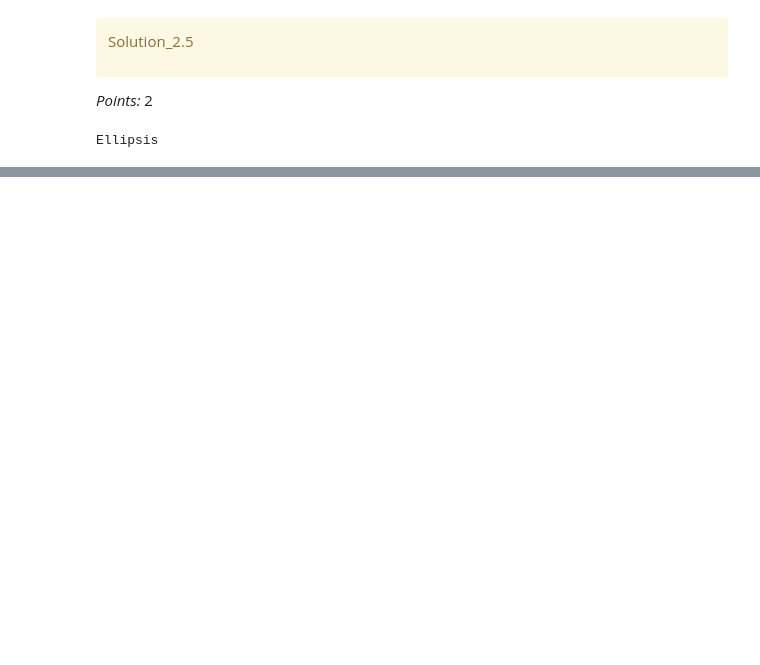
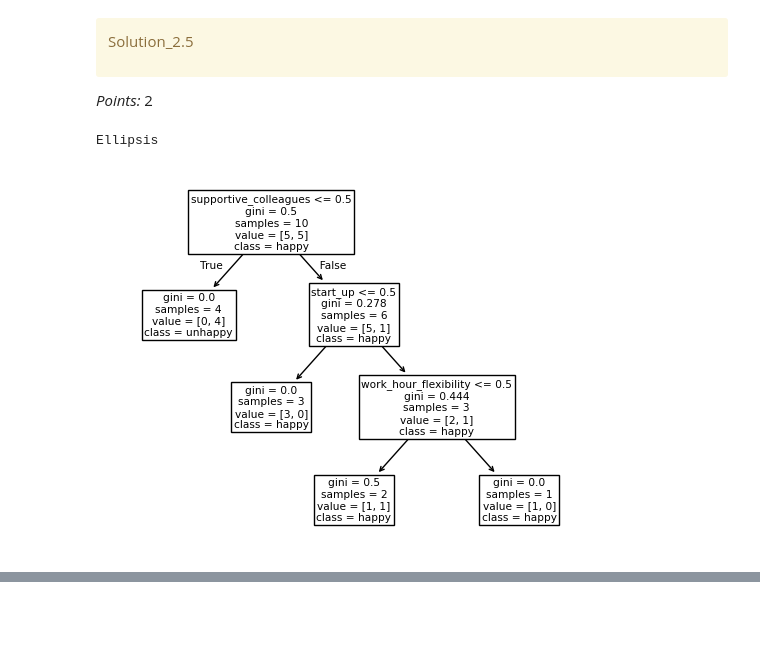
Before and after one commit to Adil-Bee200/330_hw2, a Jupyter notebook: hw2.ipynb, the cells around one changed output, grey strips where cells are left out. Saved outputs shown, nothing was run; the diff lists cells and outputs as text; code cells hidden in the pictures; blank space fills up the shorter version.

```diff
--- a/hw2.ipynb
+++ b/hw2.ipynb
@@ -260,8 +260,6 @@ _Points:_ 1
 # %%
 X_train_toy = train_df.drop(columns=["target"])
 y_train_toy = train_df["target"]
-
-...
 # %% [output]
 Ellipsis
 # %%
@@ -294,3 +286,5 @@ Ellipsis
+# %%
+toy_tree = DecisionTreeClassifier(random_state=16)
 # %%
 grader.check("q2.3")
 # %% [output]
@@ -334,0 +309,2 @@ Ellipsis
+# %%
+toy_tree.fit(X_train_toy, y_train_toy)
@@ -373,14 +335,15 @@ Solution_2.5
 </div>
 
 _Points:_ 2
-# %%
-toy_tree_viz = None
-feature_names = [] # feature names
-class_names = [] # unique class names
-
-...
-# %% [output]
-Ellipsis
+# %%
+from sklearn import tree
+
+toy_tree_viz = tree.plot_tree(toy_tree, feature_names=["supportive_colleagues", "work_hour_flexibility", "start_up"], class_names= ["happy", "unhappy"])
+feature_names = ["supportive_colleagues", "work_hour_flexibility", "start_up"] # feature names
+class_names = ["happy", "unhappy"] # unique class names
+# %% [output]
+Ellipsis
+[figure, added]
 # %%
 grader.check("q2.5")
 # %% [output]
```
Also changed, not shown: parts of 17 cells of this notebook.
